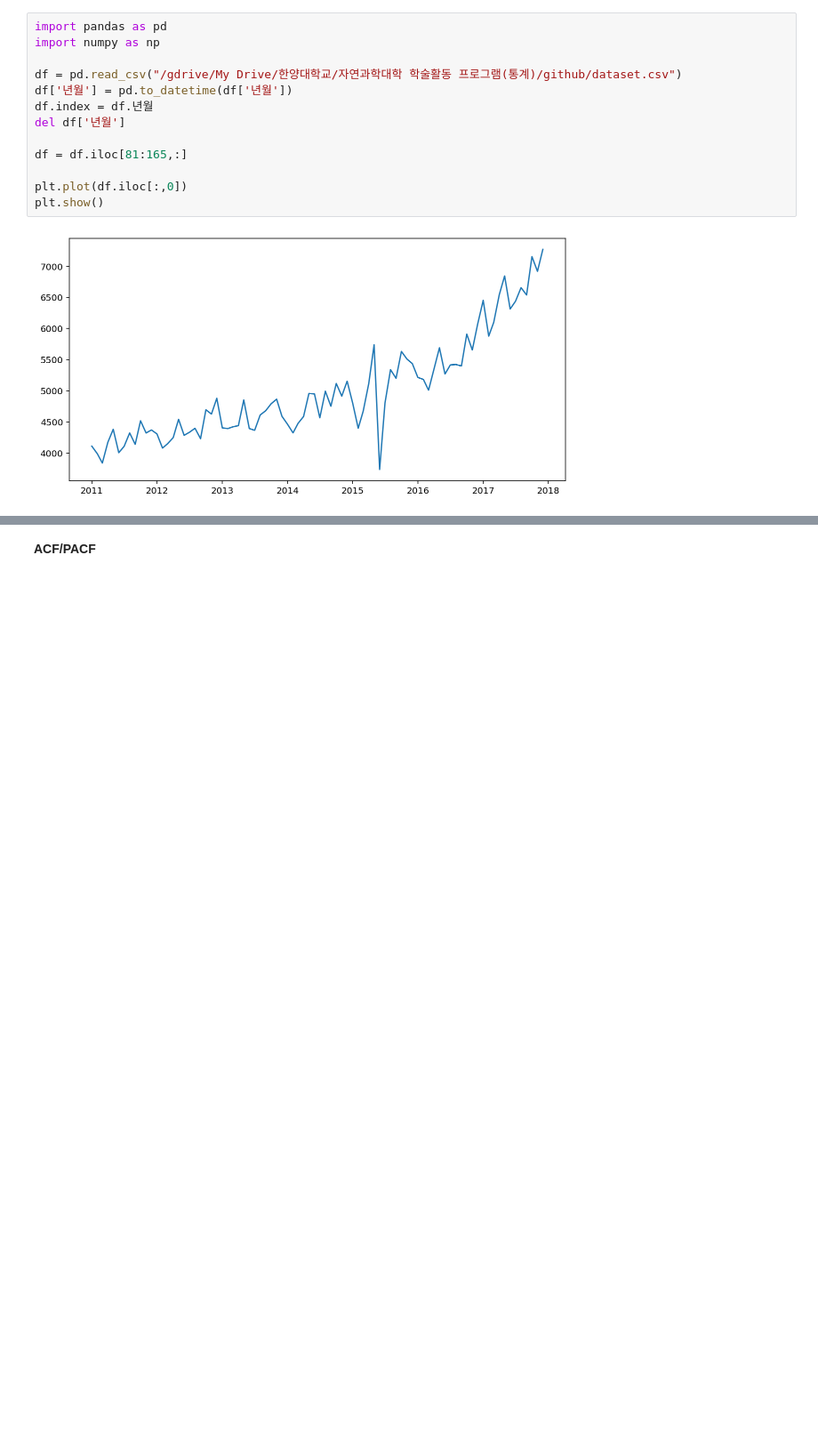
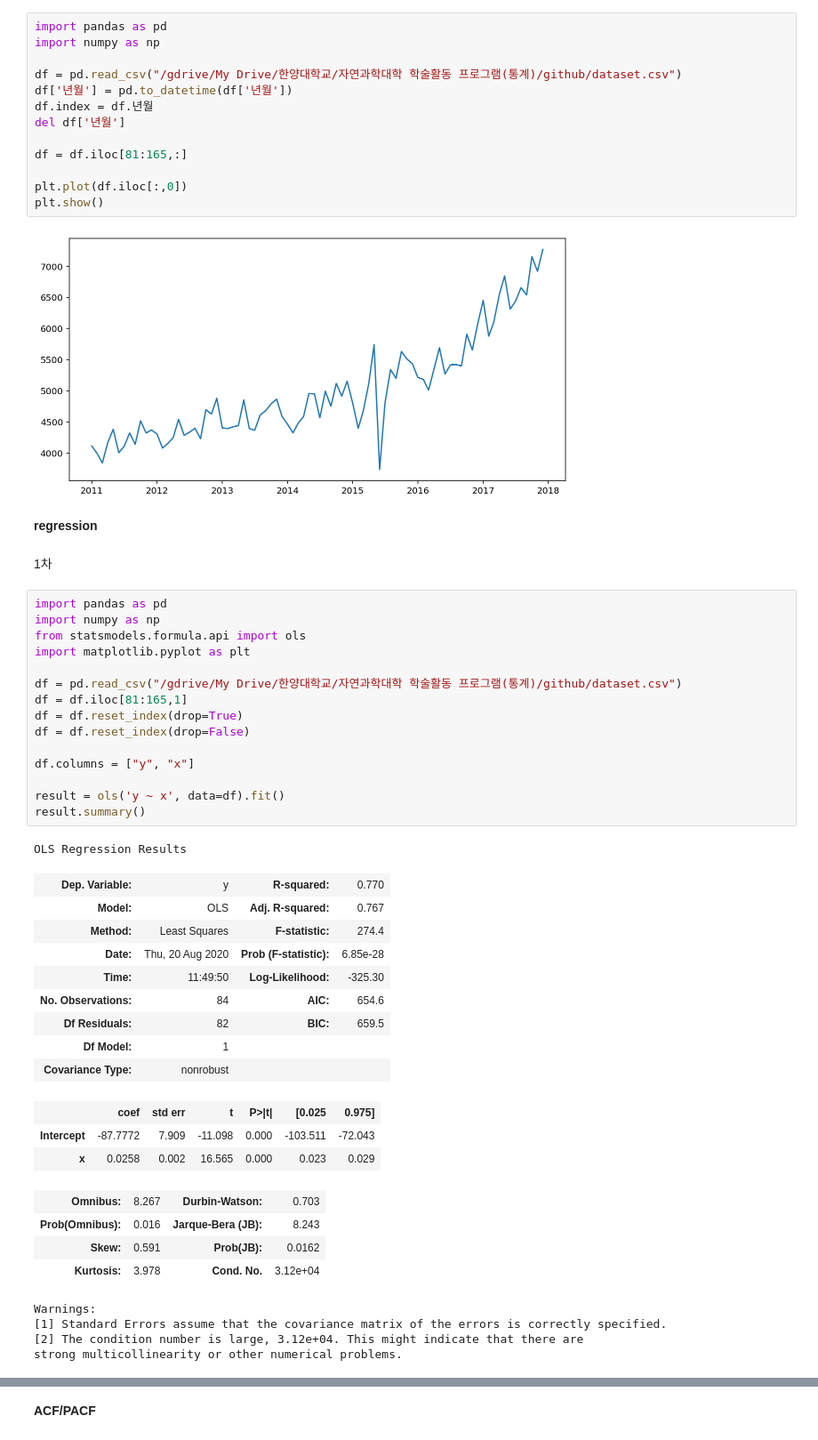
Before and after one commit to skaurl/ktx-srt, a Jupyter notebook: Untitled0.ipynb, the cells around one changed output, grey strips where cells are left out. Shown: that part at 89% size. Drawn from its saved outputs; the diff is of its cells as text; blank space fills up the shorter version.

```diff
--- a/Untitled0.ipynb
+++ b/Untitled0.ipynb
@@ -78,3 +78,44 @@ plt.plot(df.iloc[:,0])
 plt.show()
 # %% [output]
 [figure]
+# %% [markdown]
+**regression**
+# %% [markdown]
+1차
+# %%
+import pandas as pd
+import numpy as np
+from statsmodels.formula.api import ols
+import matplotlib.pyplot as plt
+
+df = pd.read_csv("/gdrive/My Drive/한양대학교/자연과학대학 학술활동 프로그램(통계)/github/dataset.csv")
+df = df.iloc[81:165,1]
+df = df.reset_index(drop=True)
+df = df.reset_index(drop=False)
+
+df.columns = ["y", "x"]
+
+result = ols('y ~ x', data=df).fit()
+result.summary()
+# %% [output]
+OLS Regression Results
+| Dep. Variable: | y | R-squared: | 0.770 |
+| Model: | OLS | Adj. R-squared: | 0.767 |
+| Method: | Least Squares | F-statistic: | 274.4 |
+| Date: | Thu, 20 Aug 2020 | Prob (F-statistic): | 6.85e-28 |
+| Time: | 11:49:50 | Log-Likelihood: | -325.30 |
+| No. Observations: | 84 | AIC: | 654.6 |
+| Df Residuals: | 82 | BIC: | 659.5 |
+| Df Model: | 1 |  |  |
+| Covariance Type: | nonrobust |  |  |
+|  | coef | std err | t | P>|t| | [0.025 | 0.975] |
+| Intercept | -87.7772 | 7.909 | -11.098 | 0.000 | -103.511 | -72.043 |
+| x | 0.0258 | 0.002 | 16.565 | 0.000 | 0.023 | 0.029 |
+| Omnibus: | 8.267 | Durbin-Watson: | 0.703 |
+| Prob(Omnibus): | 0.016 | Jarque-Bera (JB): | 8.243 |
+| Skew: | 0.591 | Prob(JB): | 0.0162 |
+| Kurtosis: | 3.978 | Cond. No. | 3.12e+04 |
+Warnings:
+[1] Standard Errors assume that the covariance matrix of the errors is correctly specified.
+[2] The condition number is large, 3.12e+04. This might indicate that there are
+strong multicollinearity or other numerical problems.
```
Also changed, not shown: parts of 3 cells of this notebook.
